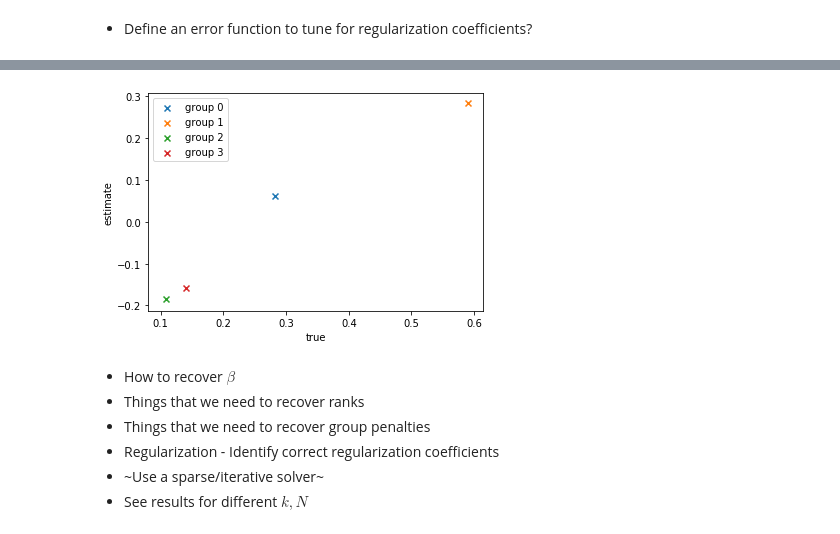
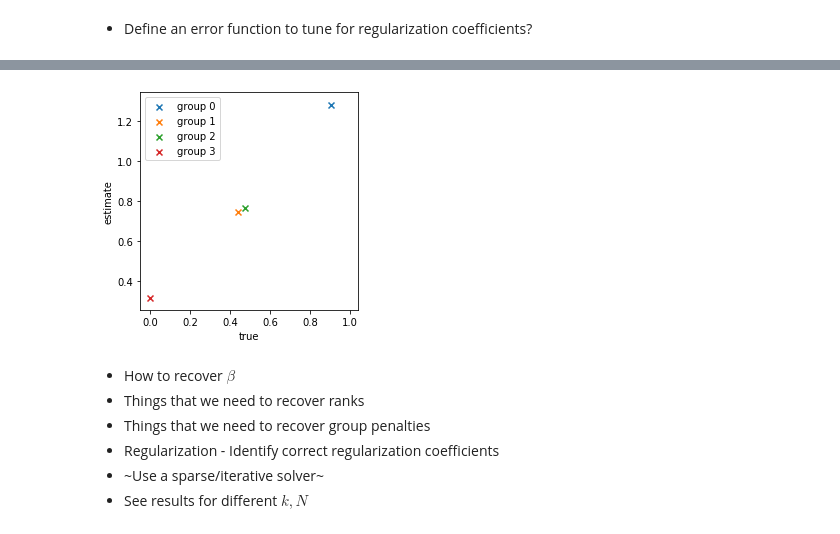
Before and after one commit to AparaV/SpringRankGroups, a Jupyter notebook: api/jupyter/groups.ipynb, the cells around one changed output, grey strips where cells are left out. Drawn from its saved outputs; the diff is of its cells as text; code cells hidden in the pictures.

```diff
--- a/api/jupyter/groups.ipynb
+++ b/api/jupyter/groups.ipynb
@@ -202,15 +207,4 @@ def solve_springrank_dense(A, G, lamb_s, lamb_theta):
 # %% [markdown]
 ## Simulations
-# %%
-N = 500
-k = 4
-beta = 4
-s_params = (0, 1)
-theta_params = (0, 1)
-avg_degree = 10
-
-groups, G = assign_groups(N, k)
-s, theta, ranks = generate_ranks(N, G, s_params, theta_params)
-A = generate_network(N, beta, ranks, avg_degree)
 # %% [markdown]
 - Define an error function to tune for regularization coefficients?
@@ -247,0 +237,11 @@ ranks_est = s_est + np.matmul(G, theta_est)
+# %%
+lamb_s = 1e-1
+lamb_theta = 1e-1
+
+s_est, theta_est, ranks_est = get_springranks(A, G, lamb_s, lamb_theta,
+                                              sparse=True, solver='bicgstab')
+
+print("    s mean: ", np.mean(s_est))
+print("theta mean: ", np.mean(theta_est))
+
+scaled_ranks = tl.adjust_ranks(ranks_est, A, p_ij=p_ij)
@@ -248,20 +252,15 @@ ranks_est = s_est + np.matmul(G, theta_est)
 # %%
 alpha = 0.5
-scaling = 1
 
 plt.figure(figsize=(8,6))
 
 for i in range(np.max(groups)+1):
-#     print(theta[i], (theta_hat[i]-0.29)*beta_hat)
-#     plt.scatter(s[groups==i] - np.min(s),
-#                 (s_est[groups==i] - np.min(s_est))*scaling,
-#                 marker='x', alpha=alpha,
-#                 label="group {}".format(i))
-    plt.scatter(ranks[groups==i] - np.min(ranks),
-                (ranks_est[groups==i] - np.min(ranks_est))*scaling,
+    plt.scatter(ranks[groups==i],
+                scaled_ranks[groups==i],
                 marker='x', alpha=alpha,
                 label="group {}".format(i))
 
+plt.axis('square')
 plt.ylabel("estimate")
 plt.xlabel("true")
 
@@ -273,18 +272,19 @@ plt.show()
 # %%
 for i in range(np.max(groups)+1):
-    plt.scatter(theta[i],
-                theta_est[i],
+    plt.scatter(theta[i] - np.min(theta),
+                theta_est[i] - np.min(theta),
                 marker='x',
                 label="group {}".format(i))
 
+plt.axis('square')
 plt.ylabel("estimate")
 plt.xlabel("true")
 
 plt.legend()
 
 plt.show()
 # %% [output]
-[figure, old version]
+[figure, new version]
 # %% [markdown]
 - How to recover $\beta$
 - Things that we need to recover ranks
```
Also changed, not shown: parts of 10 cells of this notebook, 4 other files.
